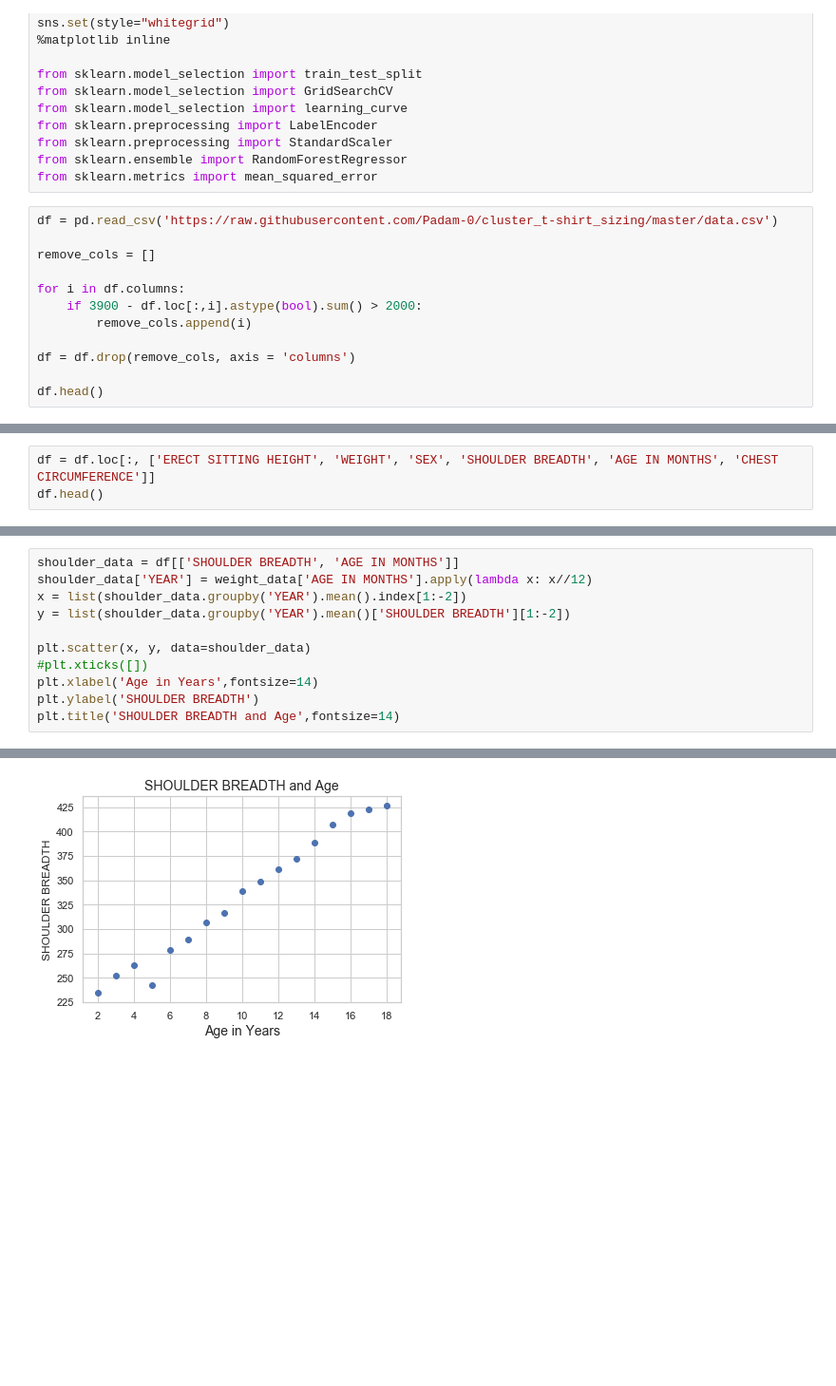
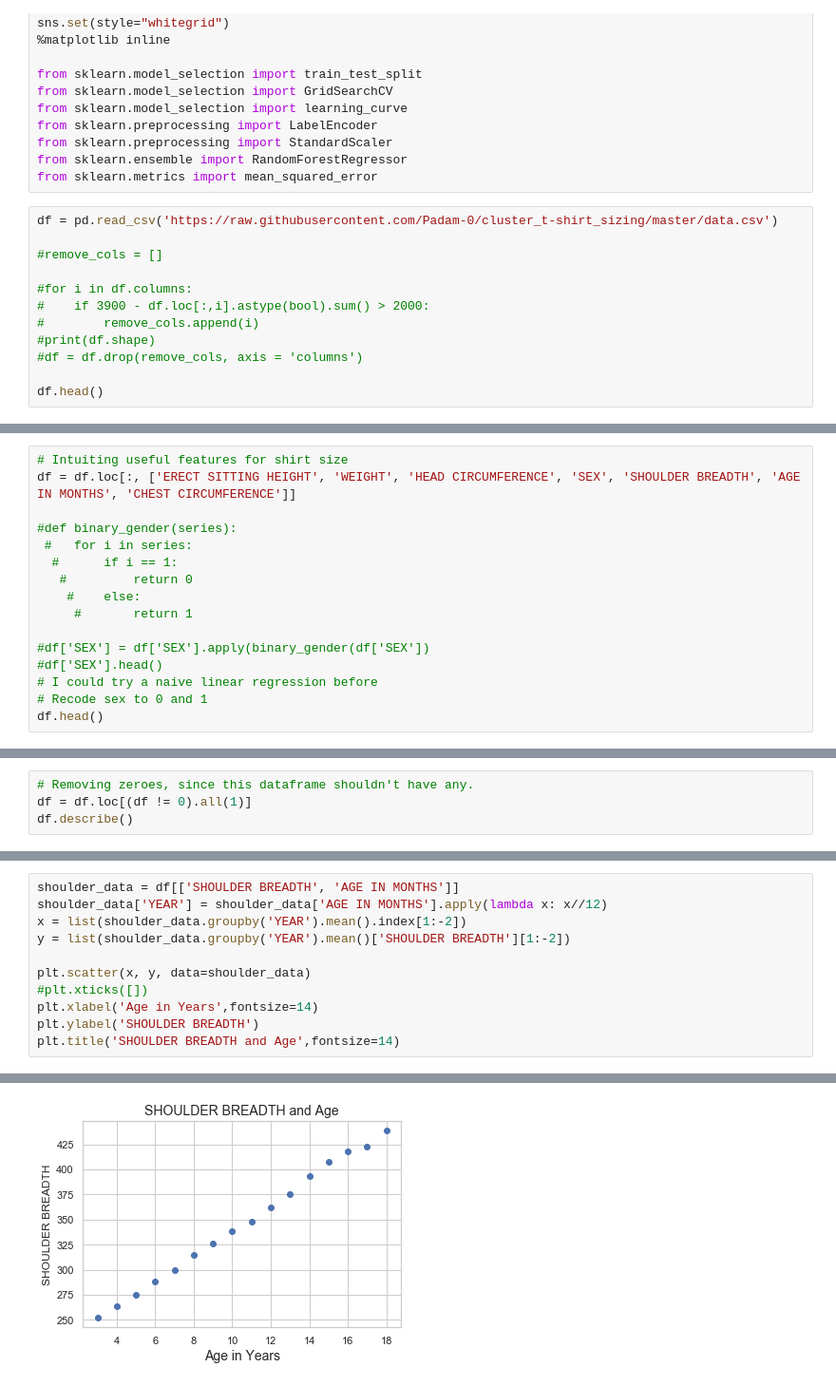
Before and after one commit to zgod89/Thinkful, a Jupyter notebook: unit3/Capstone UL2.ipynb, the cells around one changed output, grey strips where cells are left out. Shown at 95% size. Drawn from its saved outputs; the diff is of its cells as text; blank space fills up the shorter version.

```diff
--- a/unit3/Capstone UL2.ipynb
+++ b/unit3/Capstone UL2.ipynb
@@ -16,13 +16,13 @@ from sklearn.metrics import mean_squared_error
 # %%
 df = pd.read_csv('https://raw.githubusercontent.com/Padam-0/cluster_t-shirt_sizing/master/data.csv')
 
-remove_cols = []
+#remove_cols = []
 
-for i in df.columns:
-    if 3900 - df.loc[:,i].astype(bool).sum() > 2000:
-        remove_cols.append(i)
-
-df = df.drop(remove_cols, axis = 'columns')
+#for i in df.columns:
+#    if 3900 - df.loc[:,i].astype(bool).sum() > 2000:
+#        remove_cols.append(i)
+#print(df.shape)
+#df = df.drop(remove_cols, axis = 'columns')
 
 df.head()
 # %% [output]
@@ -36,3 +35,0 @@ df.head()
-# %%
-df = df.loc[:, ['ERECT SITTING HEIGHT', 'WEIGHT', 'SEX', 'SHOULDER BREADTH', 'AGE IN MONTHS', 'CHEST CIRCUMFERENCE']]
-df.head()
@@ -45,0 +45,16 @@ df.head()
+# %%
+# Intuiting useful features for shirt size
+df = df.loc[:, ['ERECT SITTING HEIGHT', 'WEIGHT', 'HEAD CIRCUMFERENCE', 'SEX', 'SHOULDER BREADTH', 'AGE IN MONTHS', 'CHEST CIRCUMFERENCE']]
+
+#def binary_gender(series):
+ #   for i in series:
+  #      if i == 1:
+   #         return 0
+    #    else:
+     #       return 1
+
+#df['SEX'] = df['SEX'].apply(binary_gender(df['SEX'])
+#df['SEX'].head()
+# I could try a naive linear regression before
+# Recode sex to 0 and 1
+df.head()
@@ -45,0 +68,4 @@ df.head()
+# %%
+# Removing zeroes, since this dataframe shouldn't have any.
+df = df.loc[(df != 0).all(1)]
+df.describe()
@@ -68,18 +106,18 @@ plt.show()
 # %%
 shoulder_data = df[['SHOULDER BREADTH', 'AGE IN MONTHS']]
-shoulder_data['YEAR'] = weight_data['AGE IN MONTHS'].apply(lambda x: x//12)
+shoulder_data['YEAR'] = shoulder_data['AGE IN MONTHS'].apply(lambda x: x//12)
 x = list(shoulder_data.groupby('YEAR').mean().index[1:-2])
 y = list(shoulder_data.groupby('YEAR').mean()['SHOULDER BREADTH'][1:-2])
 
 plt.scatter(x, y, data=shoulder_data)
 #plt.xticks([])
 plt.xlabel('Age in Years',fontsize=14)
 plt.ylabel('SHOULDER BREADTH')
 plt.title('SHOULDER BREADTH and Age',fontsize=14)
 # %% [output]
 A value is trying to be set on a copy of a slice from a DataFrame.
 Try using .loc[row_indexer,col_indexer] = value instead
 
 See the caveats in the documentation: http://pandas.pydata.org/pandas-docs/stable/indexing.html#indexing-view-versus-copy
 Text(0.5,1,'SHOULDER BREADTH and Age')
-[figure, old version]
+[figure, new version]
```
Also changed, not shown: parts of 41 cells of this notebook.
